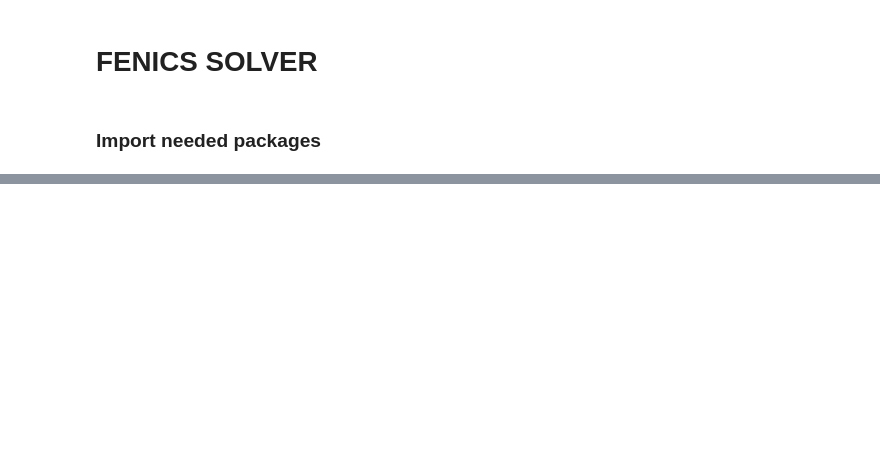
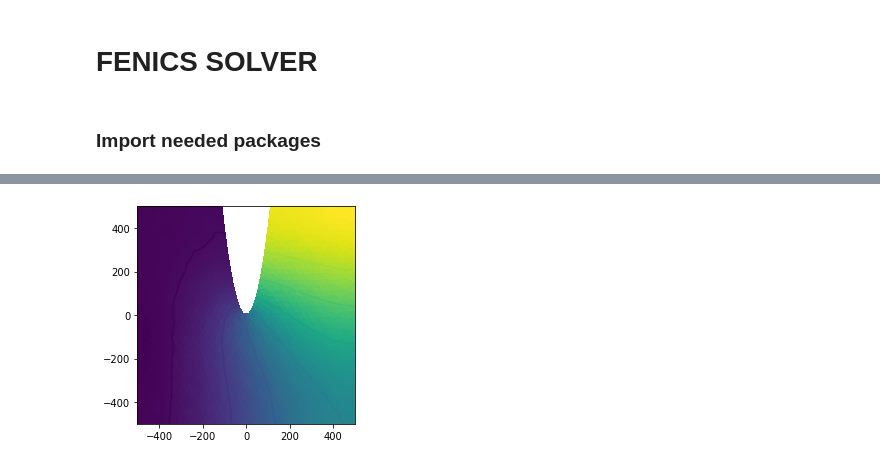
Before and after one commit to ColgateShots/PNP, a Jupyter notebook: FENICS_SOLVER_MESHED.ipynb, the cells around one changed output, grey strips where cells are left out. Cells and saved outputs as stored; diff of their text form; code cells hidden in the pictures; blank space fills up the shorter version.

Commit message:
2D plots

```diff
--- a/FENICS_SOLVER_MESHED.ipynb
+++ b/FENICS_SOLVER_MESHED.ipynb
@@ -196,0 +95,17 @@ ax.plot(Y,U_xy[10])
+# %%
+import matplotlib.tri as tri
+
+def mesh2triang(mesh):
+    xy = mesh.coordinates()
+    return tri.Triangulation(xy[:,0], xy[:,1], mesh.cells())
+
+def plot(obj):
+    plt.gca().set_aspect('equal')
+    C = obj.compute_vertex_values(mesh)
+    plt.tripcolor(mesh2triang(mesh), C, shading='flat')
+    plt.tricontour(mesh2triang(mesh), C)
+    #plt.colorbar()
+
+plot(S1)
+# %% [output]
+[figure, added]
```
Also changed, not shown: parts of 16 cells of this notebook.
